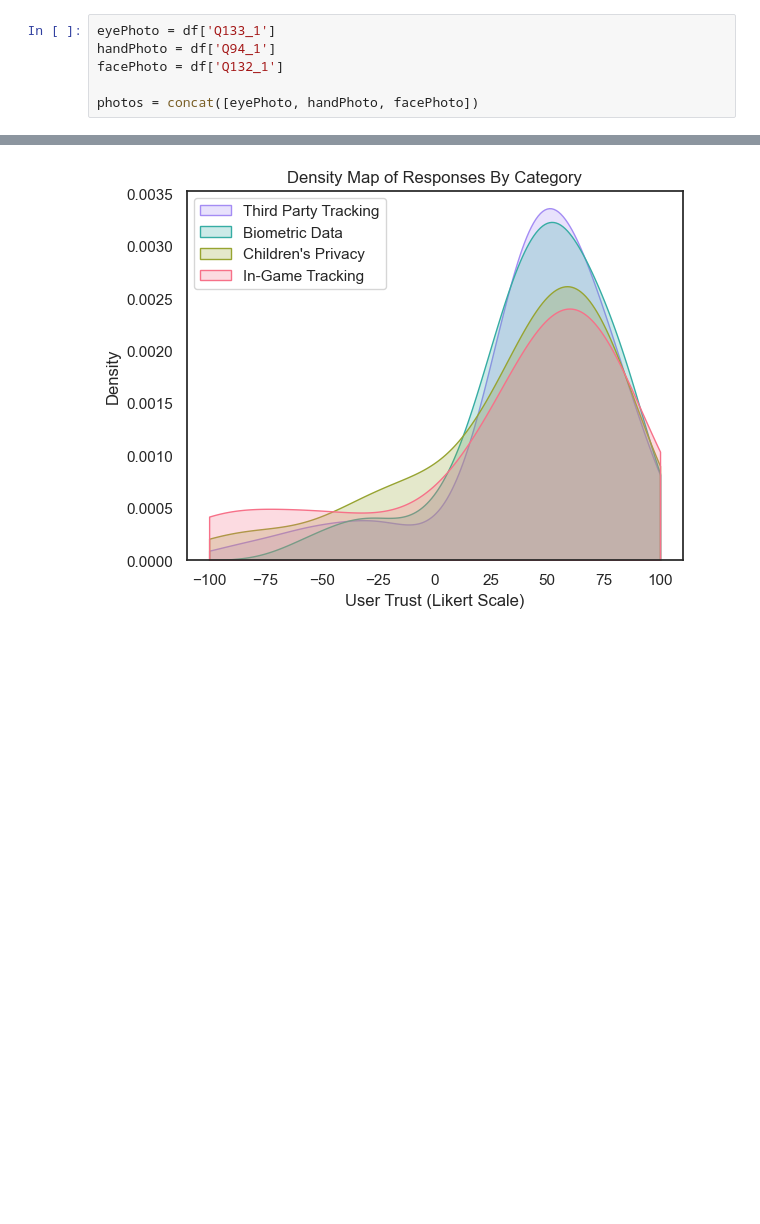
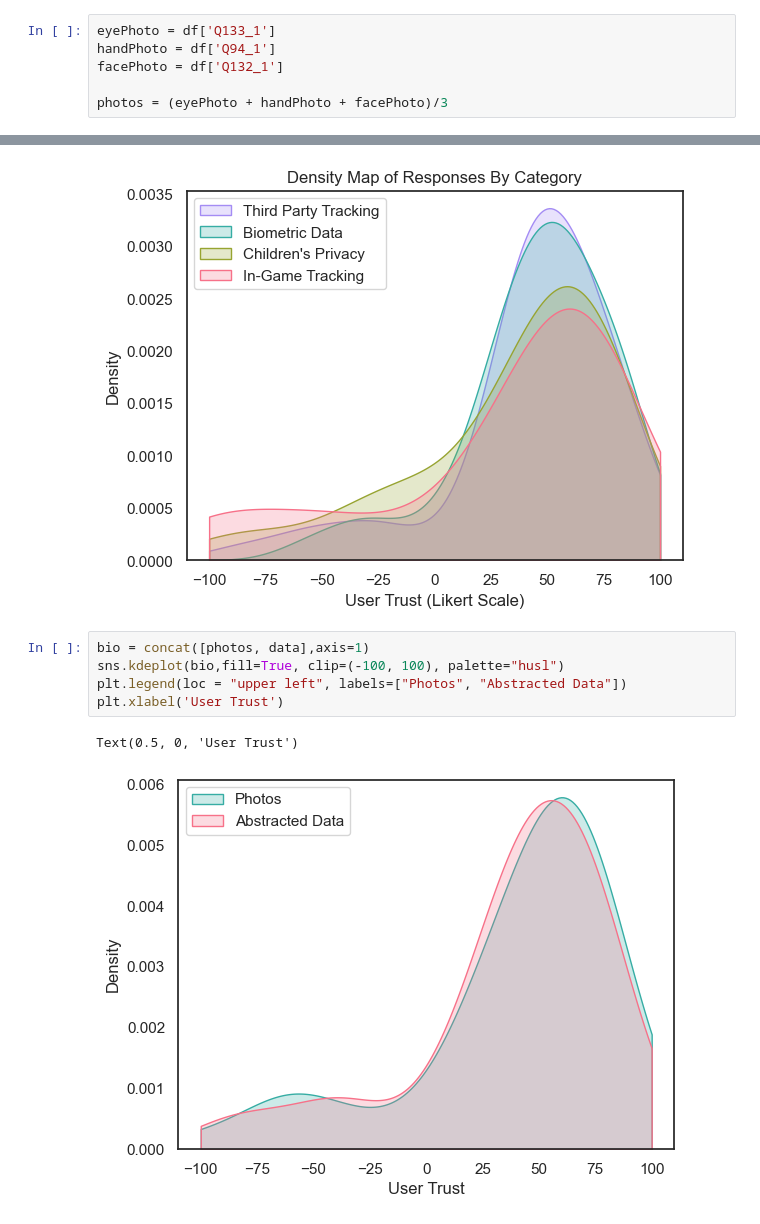
Before and after one commit to mojeanmac/privacy-survey-density-map, a Jupyter notebook: copy.ipynb, the cells around one changed output, grey strips where cells are left out. Drawn from its saved outputs; the diff is of its cells as text; blank space fills up the shorter version.

```diff
--- a/copy.ipynb
+++ b/copy.ipynb
@@ -33,7 +33,7 @@ eyePhoto = df['Q133_1']
 handPhoto = df['Q94_1']
 facePhoto = df['Q132_1']
 
-photos = concat([eyePhoto, handPhoto, facePhoto])
+photos = (eyePhoto + handPhoto + facePhoto)/3
 # %%
 eyeData = df['Q94_1']
 handData = df['Q131_1']
@@ -108,3 +108,11 @@ plt.savefig('plot.png', dpi=500, transparent=True)
 # plt.show()
 # %% [output]
 [figure]
+# %%
+bio = concat([photos, data],axis=1)
+sns.kdeplot(bio,fill=True, clip=(-100, 100), palette="husl")
+plt.legend(loc = "upper left", labels=["Photos", "Abstracted Data"])
+plt.xlabel('User Trust')
+# %% [output]
+Text(0.5, 0, 'User Trust')
+[figure, added]
```
Also changed, not shown: 3 other files.
